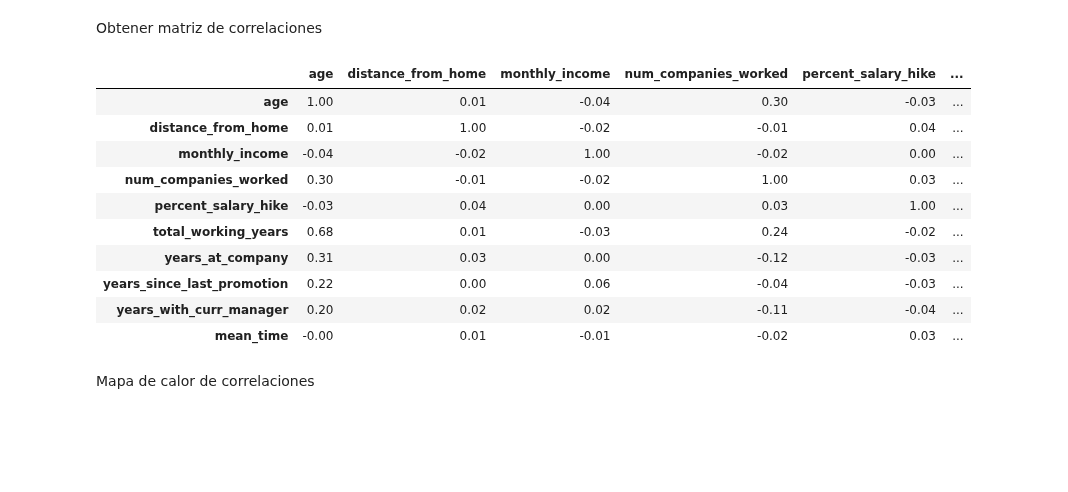
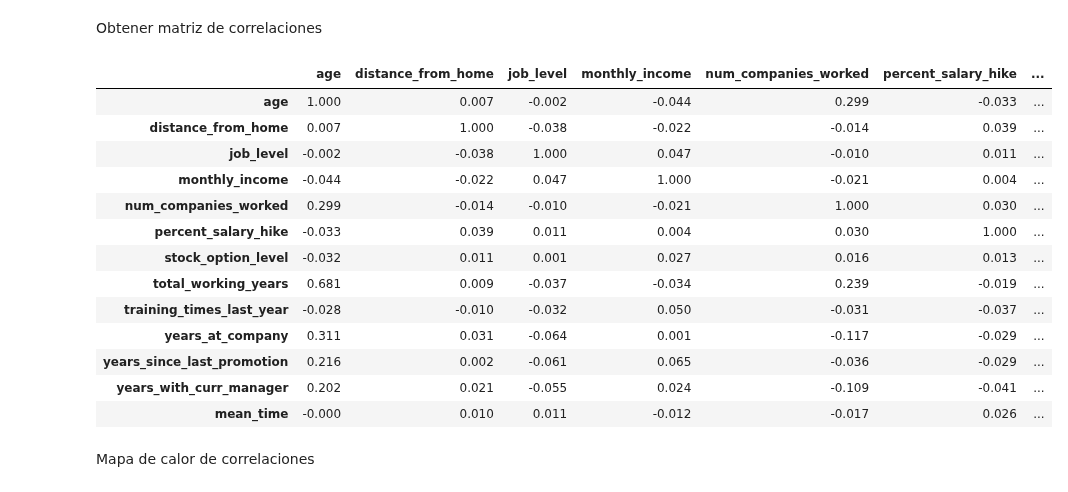
Before and after one commit to AlexanderBedoyaC/pediccion_abandono_empleo, a Jupyter notebook: 5. Alex - Análisis de correlación.ipynb, the cells around one changed output. Drawn from its saved outputs; the diff is of its cells as text; code cells hidden in the pictures; blank space fills up the shorter version.

```diff
--- a/5. Alex - Análisis de correlación.ipynb
+++ b/5. Alex - Análisis de correlación.ipynb
@@ -52,20 +48,23 @@ df_numericas = df.select_dtypes(include=['int64', 'float64'])
 Obtener matriz de correlaciones
 # %%
 corr_matrix = df_numericas.corr()
-corr_matrix = corr_matrix.apply(lambda x: np.round(x, 2))
+corr_matrix = corr_matrix.apply(lambda x: np.round(x, 3))
 corr_matrix
 # %% [output]
-|  | age | distance_from_home | monthly_income | num_companies_worked | percent_salary_hike | ... |
-| age | 1.00 | 0.01 | -0.04 | 0.30 | -0.03 | ... |
-| distance_from_home | 0.01 | 1.00 | -0.02 | -0.01 | 0.04 | ... |
-| monthly_income | -0.04 | -0.02 | 1.00 | -0.02 | 0.00 | ... |
-| num_companies_worked | 0.30 | -0.01 | -0.02 | 1.00 | 0.03 | ... |
-| percent_salary_hike | -0.03 | 0.04 | 0.00 | 0.03 | 1.00 | ... |
-| total_working_years | 0.68 | 0.01 | -0.03 | 0.24 | -0.02 | ... |
-| years_at_company | 0.31 | 0.03 | 0.00 | -0.12 | -0.03 | ... |
-| years_since_last_promotion | 0.22 | 0.00 | 0.06 | -0.04 | -0.03 | ... |
-| years_with_curr_manager | 0.20 | 0.02 | 0.02 | -0.11 | -0.04 | ... |
-| mean_time | -0.00 | 0.01 | -0.01 | -0.02 | 0.03 | ... |
+|  | age | distance_from_home | job_level | monthly_income | num_companies_worked | percent_salary_hike | ... |
+| age | 1.000 | 0.007 | -0.002 | -0.044 | 0.299 | -0.033 | ... |
+| distance_from_home | 0.007 | 1.000 | -0.038 | -0.022 | -0.014 | 0.039 | ... |
+| job_level | -0.002 | -0.038 | 1.000 | 0.047 | -0.010 | 0.011 | ... |
+| monthly_income | -0.044 | -0.022 | 0.047 | 1.000 | -0.021 | 0.004 | ... |
+| num_companies_worked | 0.299 | -0.014 | -0.010 | -0.021 | 1.000 | 0.030 | ... |
+| percent_salary_hike | -0.033 | 0.039 | 0.011 | 0.004 | 0.030 | 1.000 | ... |
+| stock_option_level | -0.032 | 0.011 | 0.001 | 0.027 | 0.016 | 0.013 | ... |
+| total_working_years | 0.681 | 0.009 | -0.037 | -0.034 | 0.239 | -0.019 | ... |
+| training_times_last_year | -0.028 | -0.010 | -0.032 | 0.050 | -0.031 | -0.037 | ... |
+| years_at_company | 0.311 | 0.031 | -0.064 | 0.001 | -0.117 | -0.029 | ... |
+| years_since_last_promotion | 0.216 | 0.002 | -0.061 | 0.065 | -0.036 | -0.029 | ... |
+| years_with_curr_manager | 0.202 | 0.021 | -0.055 | 0.024 | -0.109 | -0.041 | ... |
+| mean_time | -0.000 | 0.010 | 0.011 | -0.012 | -0.017 | 0.026 | ... |
 # %% [markdown]
 Mapa de calor de correlaciones
 # %%
```
Also changed, not shown: parts of 23 cells of this notebook, 5 other files.
